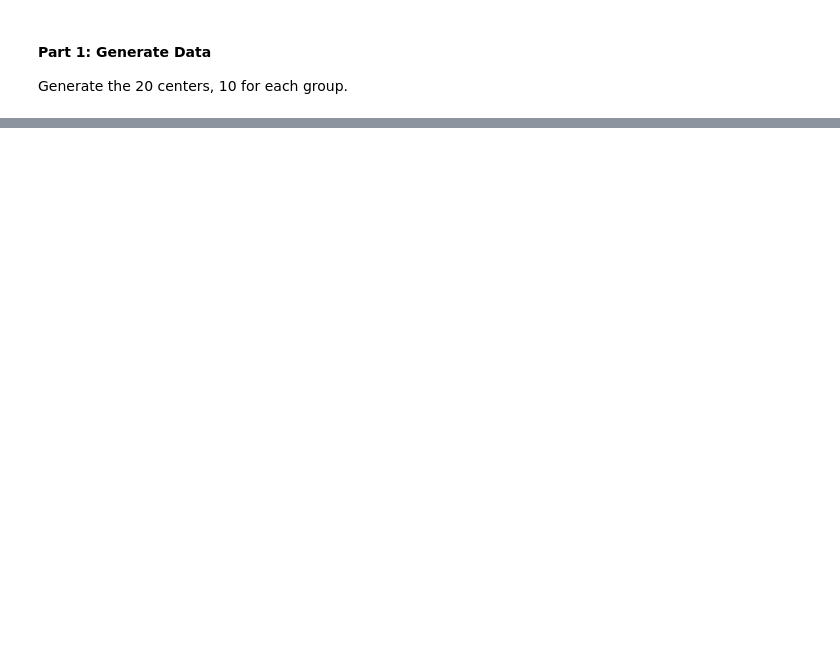
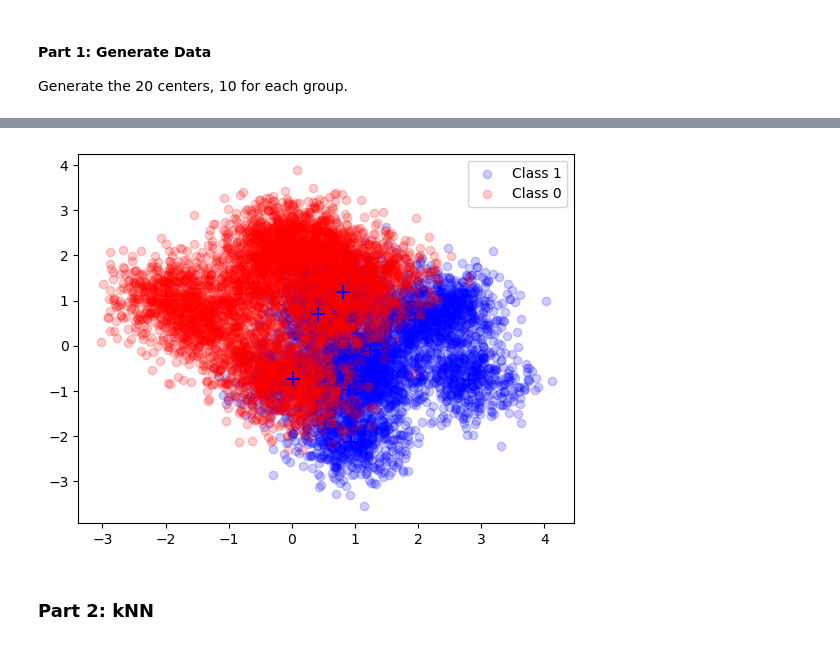
Before and after one commit to lycpaul/cs598-psl, a Jupyter notebook: code1/q1.ipynb, the cells around one changed output, grey strips where cells are left out. Cells and saved outputs as stored; diff of their text form; code cells hidden in the pictures; blank space fills up the shorter version.

Commit message:
updated q1 part1,2

```diff
--- a/code1/q1.ipynb
+++ b/code1/q1.ipynb
@@ -37,0 +87,24 @@ plt.show()
+# %%
+# Generate the test data
+n_test = 5000
+id1_test = np.random.randint(csize, size = n_test)
+id0_test = np.random.randint(csize, size = n_test)
+
+# Generate the test data
+testdata = np.random.normal(size = (2 * n_test, p)) * s \
+            + np.concatenate([m1[id1_test,:], m0[id0_test,:]])
+ytest = np.concatenate(([1]*n_test, [0]*n_test))
+# %%
+# Visualize the test data (optional)
+plt.scatter(testdata[:n_test, 0], testdata[:n_test, 1], c = "blue", alpha=0.2, label='Class 1')
+plt.scatter(testdata[n_test:, 0], testdata[n_test:, 1], c = "red", alpha=0.2, label='Class 0')
+
+plt.scatter(m1[:,0], m1[:,1], marker = '+', s = 100, c = "blue")
+plt.scatter(m0[:,0], m0[:,1], marker = '+', s = 100, c = "red")
+
+plt.legend()
+plt.show()
+# %% [output]
+[figure, added]
+# %% [markdown]
+### Part 2: kNN
```
Also changed, not shown: parts of 8 cells of this notebook.
